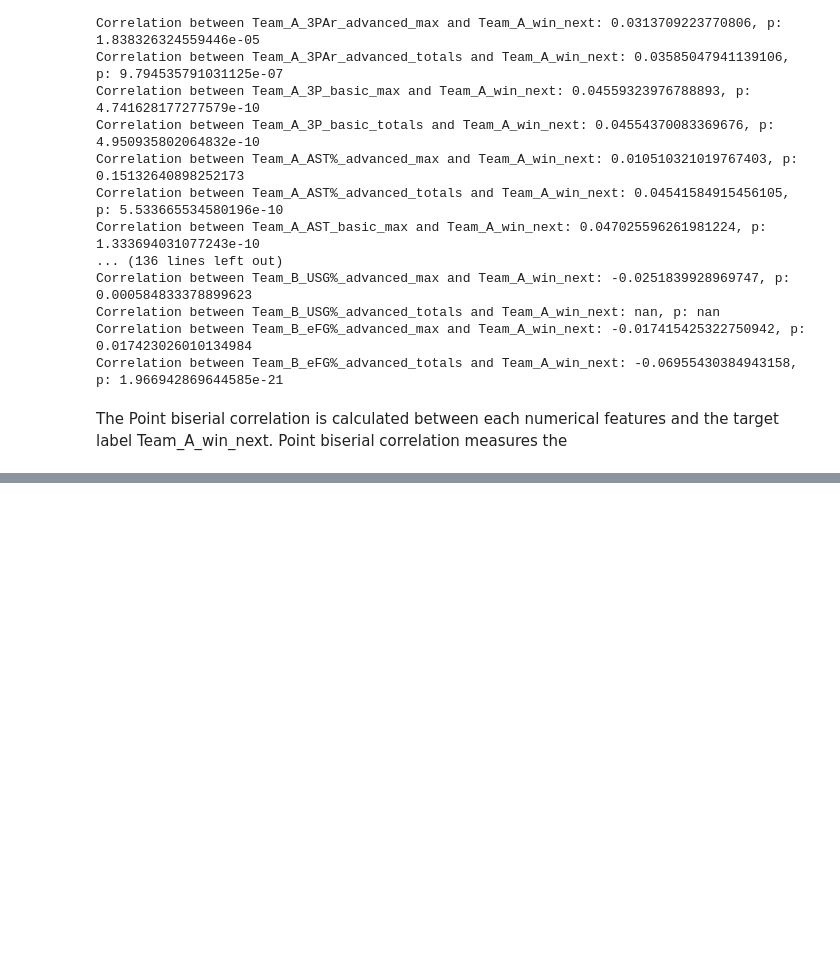
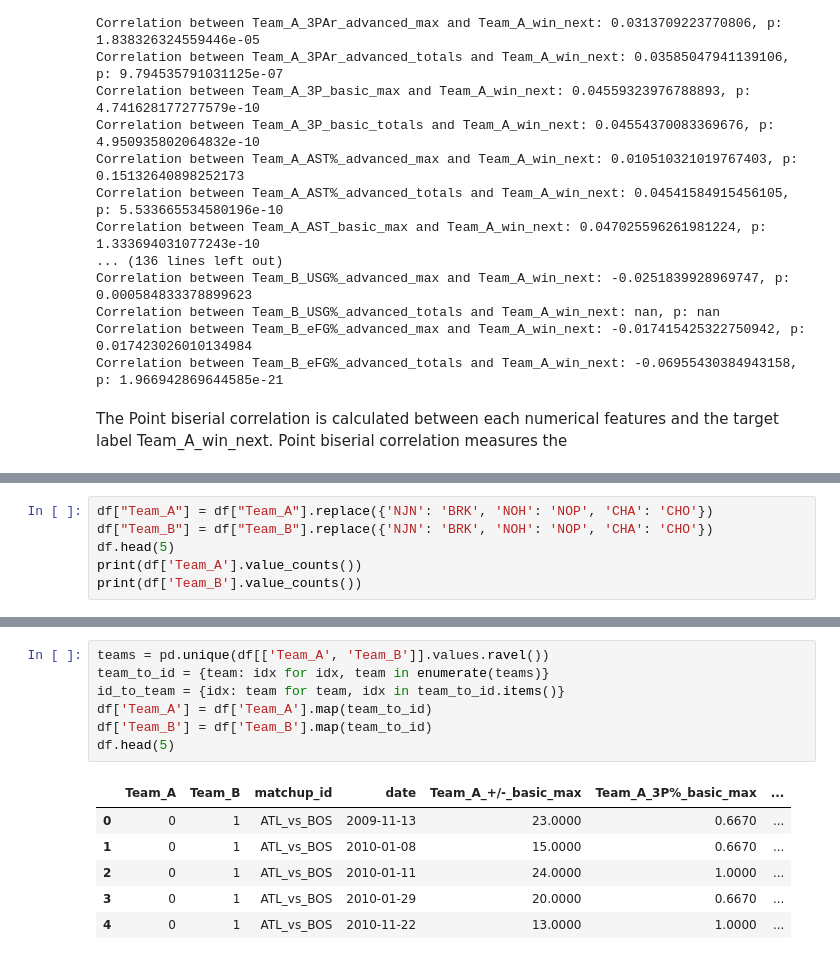
Before and after one commit to sarmad-21/nba_predictive_model, a Jupyter notebook: restructure_and_preprocess.ipynb, the cells around one changed output, grey strips where cells are left out. Drawn from its saved outputs; the diff is of its cells as text; blank space fills up the shorter version.

```diff
--- a/restructure_and_preprocess.ipynb
+++ b/restructure_and_preprocess.ipynb
@@ -342,0 +429,6 @@ for col in numerical_features:
+# %%
+df["Team_A"] = df["Team_A"].replace({'NJN': 'BRK', 'NOH': 'NOP', 'CHA': 'CHO'})
+df["Team_B"] = df["Team_B"].replace({'NJN': 'BRK', 'NOH': 'NOP', 'CHA': 'CHO'})
+df.head(5)
+print(df['Team_A'].value_counts())
+print(df['Team_B'].value_counts())
@@ -342,0 +453,14 @@ for col in numerical_features:
+# %%
+teams = pd.unique(df[['Team_A', 'Team_B']].values.ravel())
+team_to_id = {team: idx for idx, team in enumerate(teams)}
+id_to_team = {idx: team for team, idx in team_to_id.items()}
+df['Team_A'] = df['Team_A'].map(team_to_id)
+df['Team_B'] = df['Team_B'].map(team_to_id)
+df.head(5)
+# %% [output]
+|  | Team_A | Team_B | matchup_id | date | Team_A_+/-_basic_max | Team_A_3P%_basic_max | ... |
+| 0 | 0 | 1 | ATL_vs_BOS | 2009-11-13 | 23.0000 | 0.6670 | ... |
+| 1 | 0 | 1 | ATL_vs_BOS | 2010-01-08 | 15.0000 | 0.6670 | ... |
+| 2 | 0 | 1 | ATL_vs_BOS | 2010-01-11 | 24.0000 | 1.0000 | ... |
+| 3 | 0 | 1 | ATL_vs_BOS | 2010-01-29 | 20.0000 | 0.6670 | ... |
+| 4 | 0 | 1 | ATL_vs_BOS | 2010-11-22 | 13.0000 | 1.0000 | ... |
```
Also changed, not shown: parts of 17 cells of this notebook.
